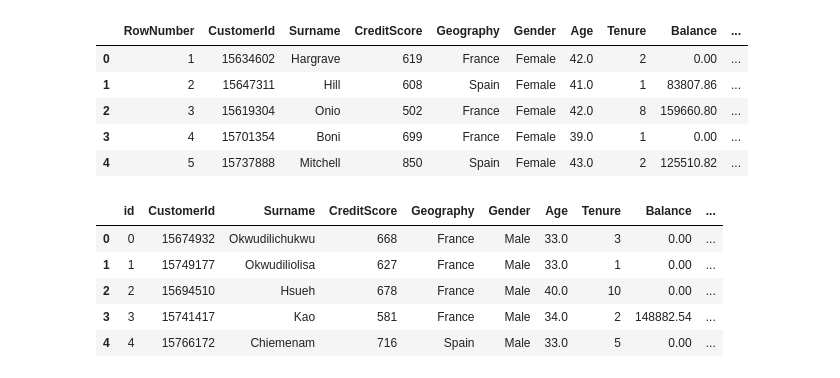
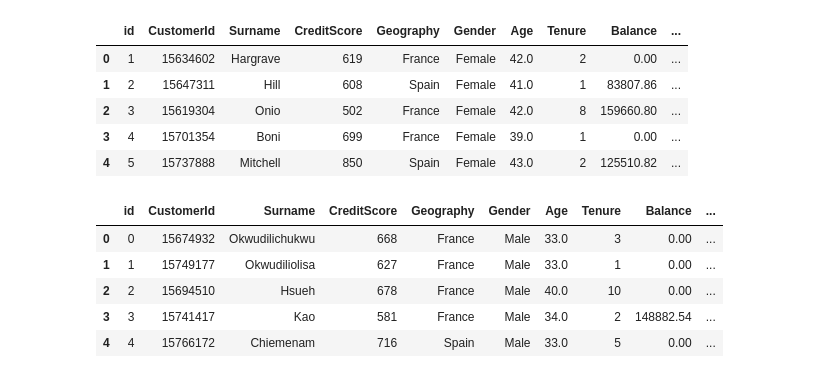
Before and after one commit to kenny1208/playground-series-s4e1, a Jupyter notebook: test.ipynb, the cells around one changed output. Cells and saved outputs as stored; diff of their text form; code cells hidden in the pictures.

```diff
--- a/test.ipynb
+++ b/test.ipynb
@@ -1,13 +1,17 @@
 # %%
 import pandas as pd
 
 df = pd.read_csv('train.csv')
 dfo = pd.read_csv('archive\Churn_Modelling.csv')
+dfo.rename(columns={'RowNumber': 'id'}, inplace=True)
+
+new_df = pd.concat([df, dfo])
+new_df.to_csv('new_data.csv', index=False)
 
 #df.head()
 dfo.head()
 # %% [output]
-|  | RowNumber | CustomerId | Surname | CreditScore | Geography | Gender | Age | Tenure | Balance | ... |
+|  | id | CustomerId | Surname | CreditScore | Geography | Gender | Age | Tenure | Balance | ... |
 | 0 | 1 | 15634602 | Hargrave | 619 | France | Female | 42.0 | 2 | 0.00 | ... |
 | 1 | 2 | 15647311 | Hill | 608 | Spain | Female | 41.0 | 1 | 83807.86 | ... |
 | 2 | 3 | 15619304 | Onio | 502 | France | Female | 42.0 | 8 | 159660.80 | ... |
```
Also changed, not shown: parts of 3 cells of this notebook.
